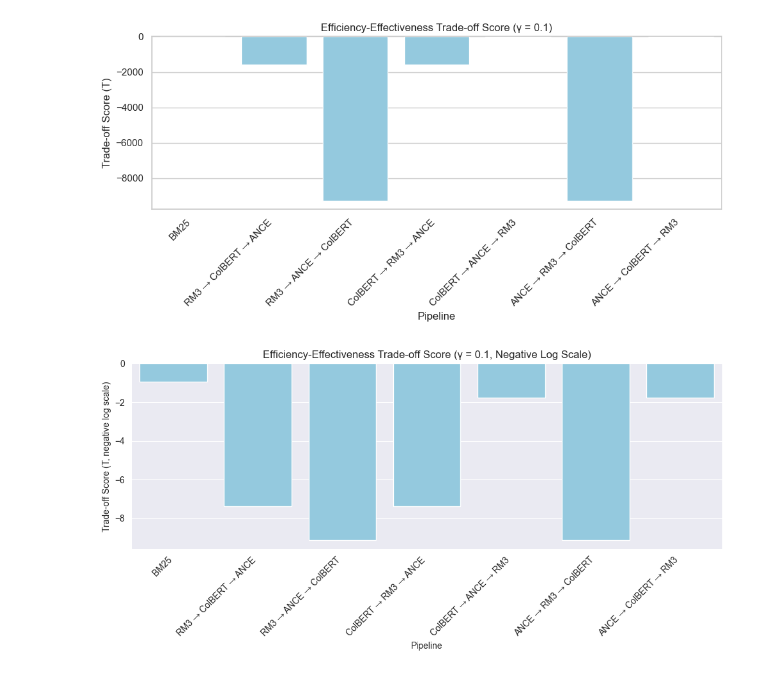
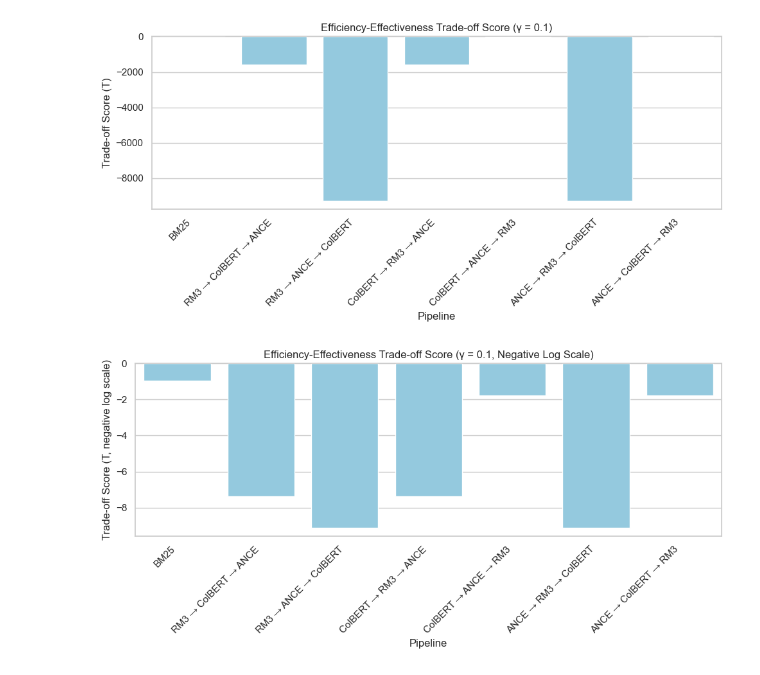
Before and after one commit to VIO47/IR-research-project, a Jupyter notebook: results.ipynb, the cells around one changed output. Drawn from its saved outputs; the diff is of its cells as text; code cells hidden in the pictures.

Commit message:
white background trade off graph

```diff
--- a/results.ipynb
+++ b/results.ipynb
@@ -113,20 +113,20 @@ plt.show()
 # %% [output]
 [figure]
 # %%
-<import numpy as np
-import math
+import numpy as np
 
 df["tradeoff_score_neg"] = -df["tradeoff_score"]
 df["tradeoff_score_log"] = np.log(df["tradeoff_score_neg"])
 df["tradeoff_score_log_neg"] = - df["tradeoff_score_log"]
 
 plt.figure(figsize=(10, 5))
+sns.set(style="whitegrid", font_scale=1.0)
 sns.barplot(data=df, x="label", y="tradeoff_score_log_neg", color="skyblue")
 plt.title(f"Efficiency-Effectiveness Trade-off Score (γ = {gamma}, Negative Log Scale)")
 plt.xlabel("Pipeline")
 plt.ylabel("Trade-off Score (T, negative log scale)")
 plt.xticks(rotation=45, ha="right")
 plt.tight_layout()
 plt.show()
 # %% [output]
-[figure, old version]
+[figure, new version]
```
